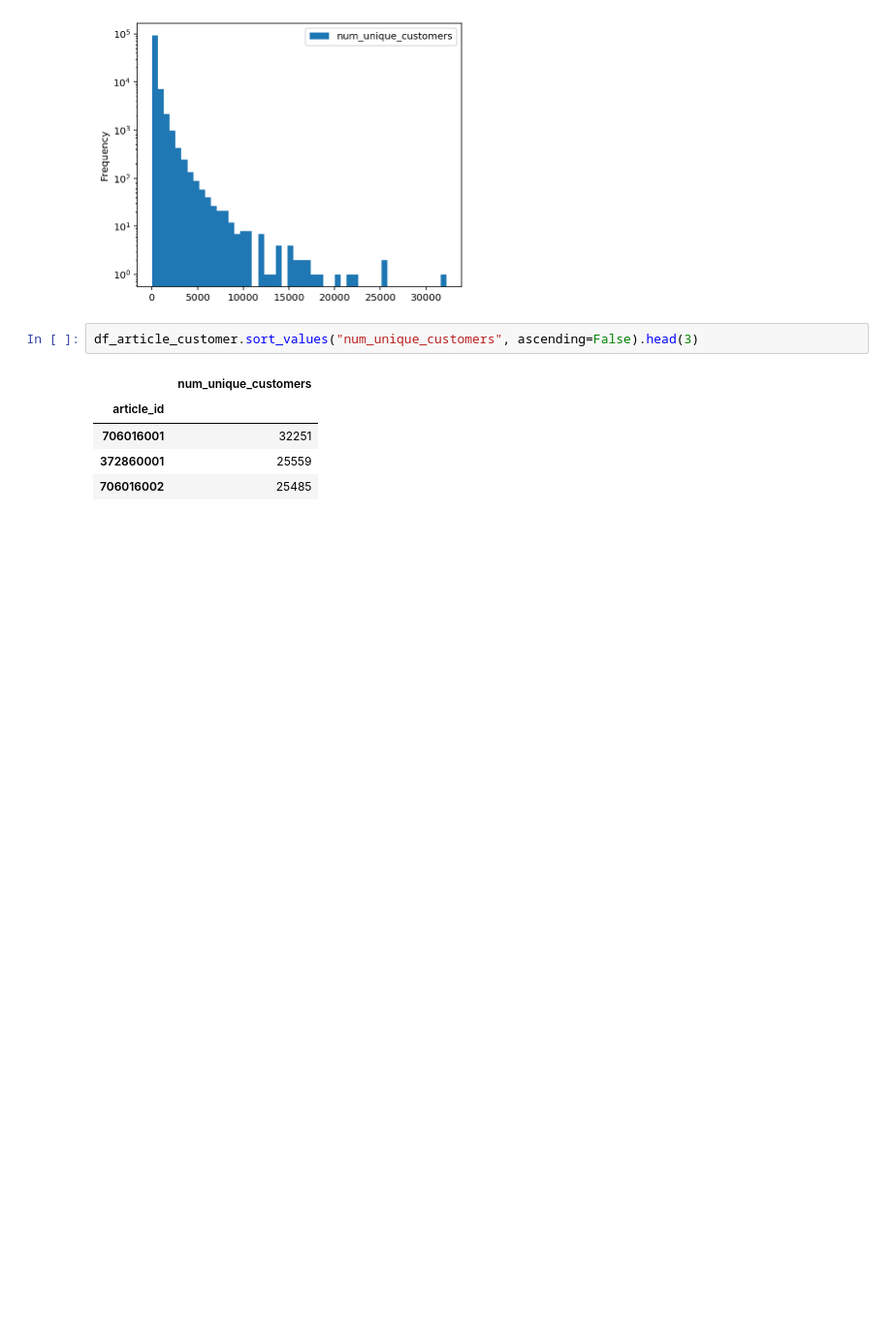
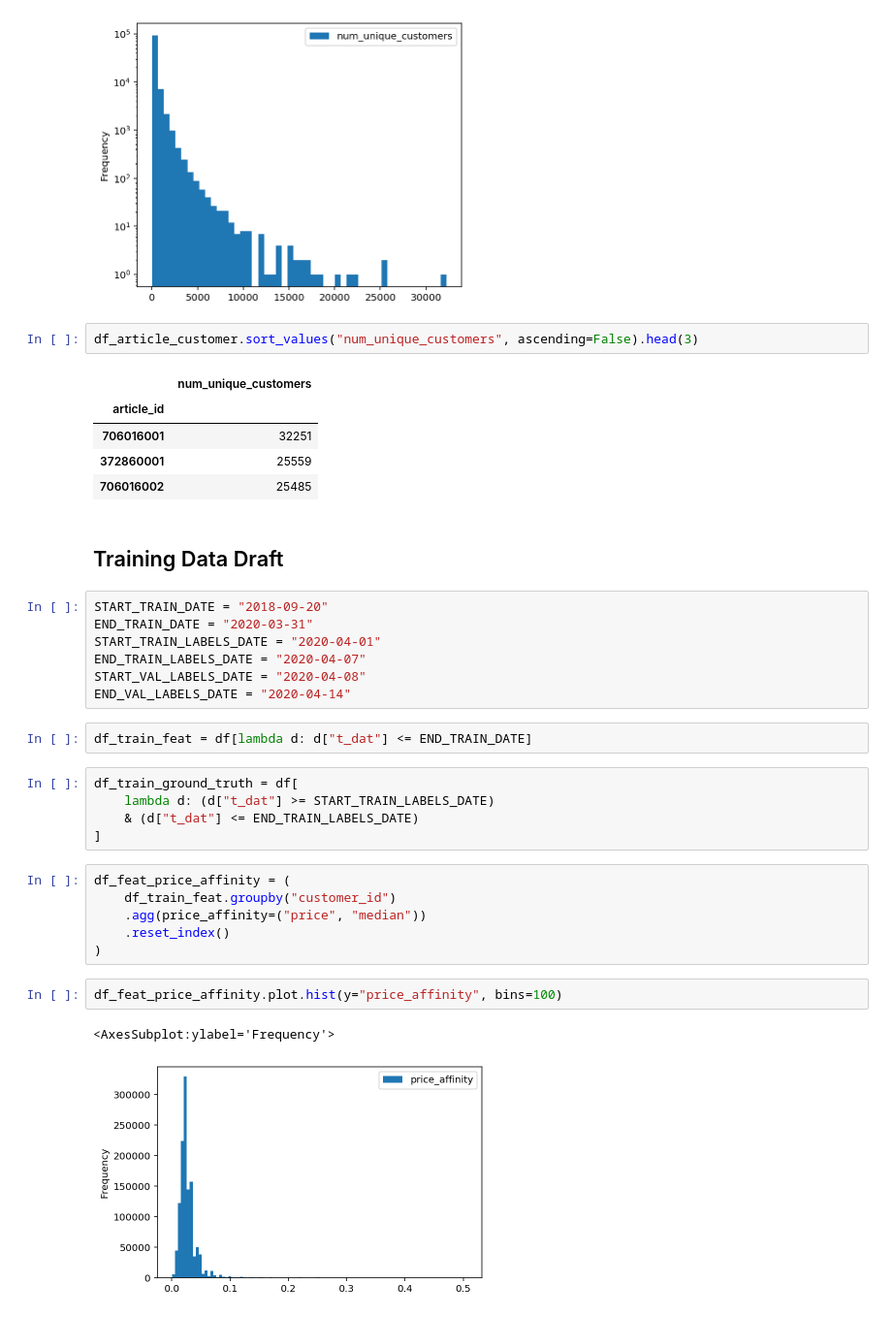
Before and after one commit to mikeczech/challenges, a Jupyter notebook: kaggle/hm_fashion_reco/notebooks/01_transactions_eda.ipynb, the cells around one changed output. Shown at 97% size. Drawn from its saved outputs; the diff is of its cells as text; blank space fills up the shorter version.

Commit message:
Add training nb

```diff
--- a/kaggle/hm_fashion_reco/notebooks/01_transactions_eda.ipynb
+++ b/kaggle/hm_fashion_reco/notebooks/01_transactions_eda.ipynb
@@ -184,3 +184,30 @@ df_article_customer.sort_values("num_unique_customers", ascending=False).head(3)
 | 706016001 | 32251 |
 | 372860001 | 25559 |
 | 706016002 | 25485 |
+# %% [markdown]
+## Training Data Draft
+# %%
+START_TRAIN_DATE = "2018-09-20"
+END_TRAIN_DATE = "2020-03-31"
+START_TRAIN_LABELS_DATE = "2020-04-01"
+END_TRAIN_LABELS_DATE = "2020-04-07"
+START_VAL_LABELS_DATE = "2020-04-08"
+END_VAL_LABELS_DATE = "2020-04-14"
+# %%
+df_train_feat = df[lambda d: d["t_dat"] <= END_TRAIN_DATE]
+# %%
+df_train_ground_truth = df[
+    lambda d: (d["t_dat"] >= START_TRAIN_LABELS_DATE)
+    & (d["t_dat"] <= END_TRAIN_LABELS_DATE)
+]
+# %%
+df_feat_price_affinity = (
+    df_train_feat.groupby("customer_id")
+    .agg(price_affinity=("price", "median"))
+    .reset_index()
+)
+# %%
+df_feat_price_affinity.plot.hist(y="price_affinity", bins=100)
+# %% [output]
+<AxesSubplot:ylabel='Frequency'>
+[figure, added]
```
Also changed, not shown: parts of 2 cells of this notebook, 8 other files.
